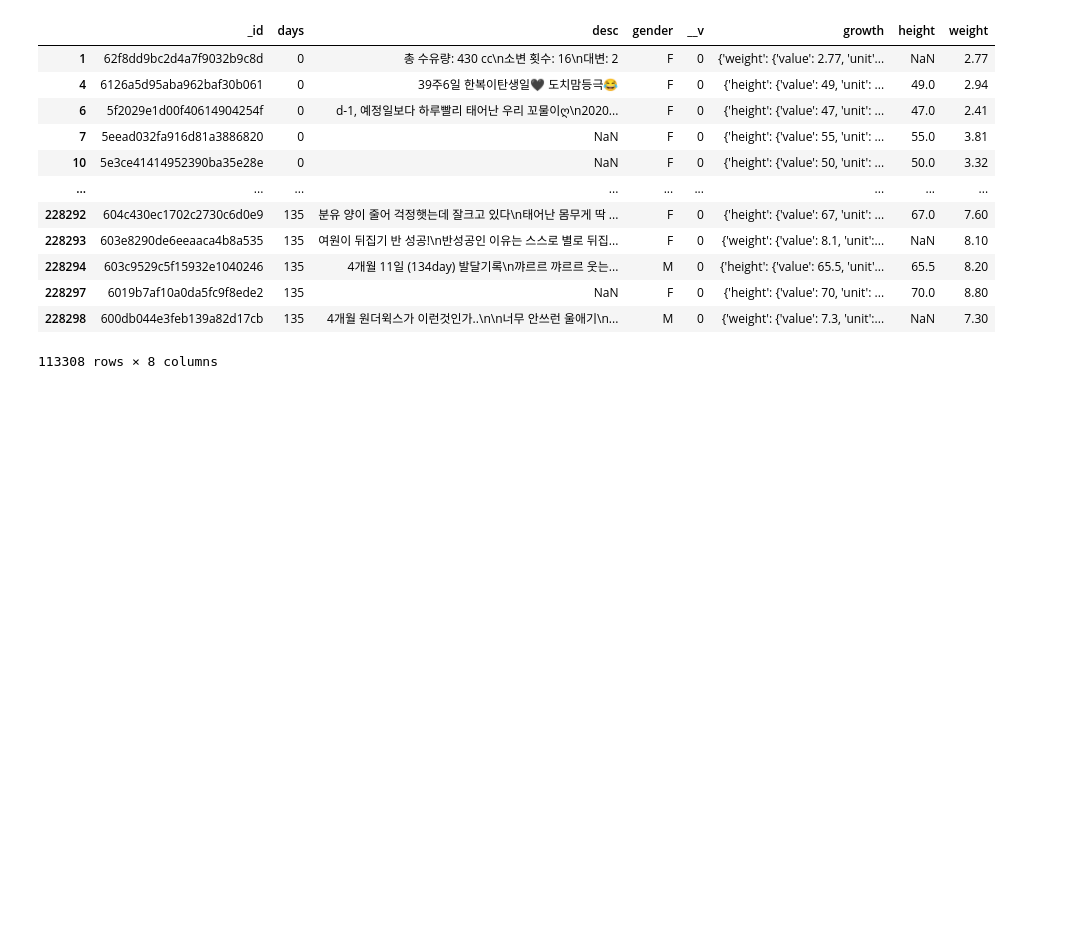
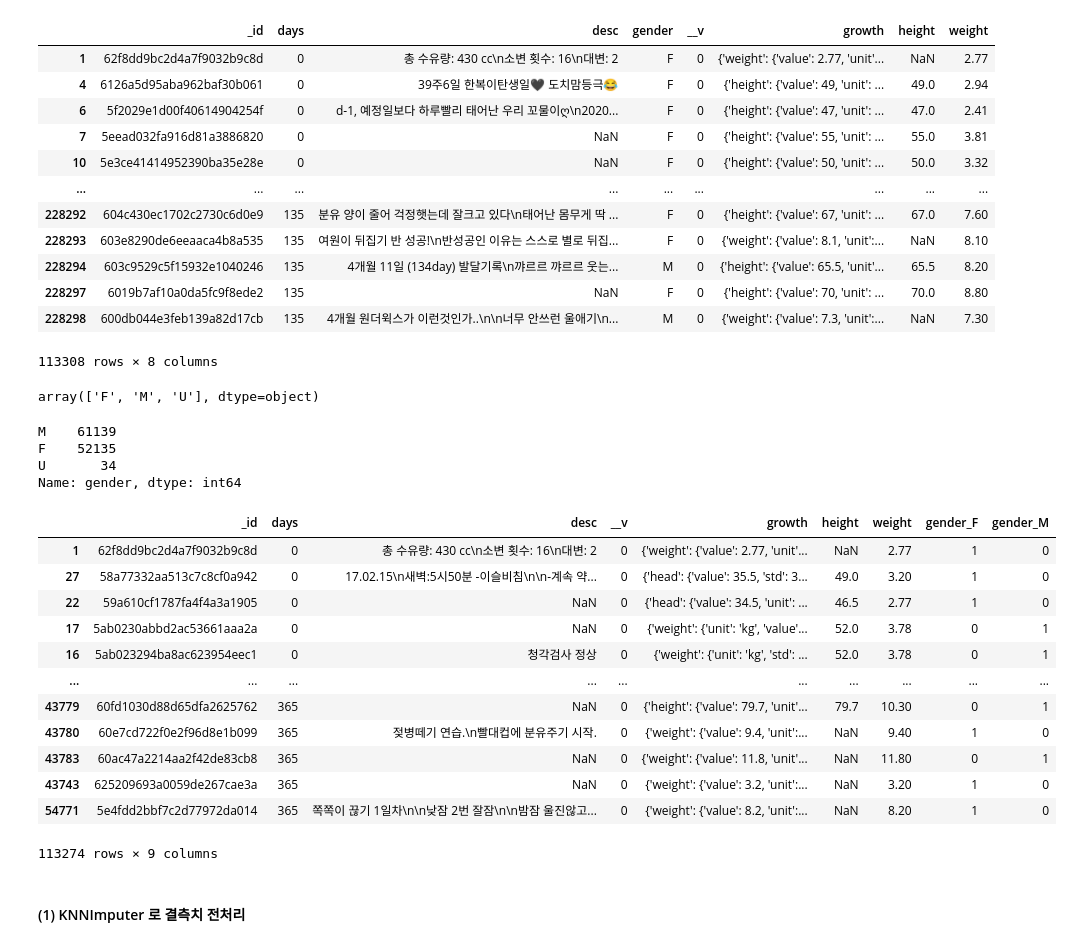
Before and after one commit to ChoKwonHwi/Capston_Project, a Jupyter notebook: babyinfo.ipynb, the cells around one changed output. Saved outputs shown, nothing was run; the diff lists cells and outputs as text; code cells hidden in the pictures; blank space fills up the shorter version.

Commit message:
Treatment of NaN for height and weight and elimination of outliers according to the days

```diff
--- a/babyinfo.ipynb
+++ b/babyinfo.ipynb
@@ -45,7 +47,7 @@ __v            0
 growth    114776
 dtype: int64
 # %%
-baby_growth_df = baby_df.dropna(subset=['growth'])
+baby_growth_df = baby_df.dropna(subset=['growth','gender']) # growth, gender 결측치 제거
 baby_growth_df
 # %% [output]
 |  | _id | days | desc | gender | __v | growth |
@@ -183,3 +169,48 @@ baby_growth_df
 | 228297 | 6019b7af10a0da5fc9f8ede2 | 135 | NaN | F | 0 | {'height': {'value': 70, 'unit': ... | 70.0 | 8.80 |
 | 228298 | 600db044e3feb139a82d17cb | 135 | 4개월 원더윅스가 이런것인가..\n\n너무 안쓰런 울애기\n... | M | 0 | {'weight': {'value': 7.3, 'unit':... | NaN | 7.30 |
 113308 rows × 8 columns
+# %%
+baby_growth_df['gender'].unique()
+# %% [output]
+array(['F', 'M', 'U'], dtype=object)
+# %%
+baby_growth_df['gender'].value_counts()
+# %% [output]
+M    61139
+F    52135
+U       34
+Name: gender, dtype: int64
+# %%
+baby_growth_df = baby_growth_df[baby_growth_df['gender'] != 'U'] # 성별이 Unknown인 행 삭제
+# %%
+# 'gender' column 추출
+gender = baby_growth_df['gender']
+
+# 'gender' column을 one-hot 인코딩하여 새로운 데이터프레임 생성
+gender_onehot = pd.get_dummies(gender, prefix='gender')
+
+# 원래 데이터프레임과 합치기
+baby_growth_df = pd.concat([baby_growth_df, gender_onehot], axis=1)
+
+# 'gender' column 삭제
+baby_growth_df = baby_growth_df.drop('gender', axis=1)
+# %%
+baby_growth_df.sort_values(by='days', inplace=True) # 생후 개월 수로 오름차순 정렬
+# %%
+baby_growth_df
+# %% [output]
+|  | _id | days | desc | __v | growth | height | weight | gender_F | gender_M |
+| 1 | 62f8dd9bc2d4a7f9032b9c8d | 0 | 총 수유량: 430 cc\n소변 횟수: 16\n대변: 2 | 0 | {'weight': {'value': 2.77, 'unit'... | NaN | 2.77 | 1 | 0 |
+| 27 | 58a77332aa513c7c8cf0a942 | 0 | 17.02.15\n새벽:5시50분 -이슬비침\n\n-계속 약... | 0 | {'head': {'value': 35.5, 'std': 3... | 49.0 | 3.20 | 1 | 0 |
+| 22 | 59a610cf1787fa4f4a3a1905 | 0 | NaN | 0 | {'head': {'value': 34.5, 'unit': ... | 46.5 | 2.77 | 1 | 0 |
+| 17 | 5ab0230abbd2ac53661aaa2a | 0 | NaN | 0 | {'weight': {'unit': 'kg', 'value'... | 52.0 | 3.78 | 0 | 1 |
+| 16 | 5ab023294ba8ac623954eec1 | 0 | 청각검사 정상 | 0 | {'weight': {'unit': 'kg', 'std': ... | 52.0 | 3.78 | 0 | 1 |
+| ... | ... | ... | ... | ... | ... | ... | ... | ... | ... |
+| 43779 | 60fd1030d88d65dfa2625762 | 365 | NaN | 0 | {'height': {'value': 79.7, 'unit'... | 79.7 | 10.30 | 0 | 1 |
+| 43780 | 60e7cd722f0e2f96d8e1b099 | 365 | 젖병떼기 연습.\n빨대컵에 분유주기 시작. | 0 | {'weight': {'value': 9.4, 'unit':... | NaN | 9.40 | 1 | 0 |
+| 43783 | 60ac47a2214aa2f42de83cb8 | 365 | NaN | 0 | {'weight': {'value': 11.8, 'unit'... | NaN | 11.80 | 0 | 1 |
+| 43743 | 625209693a0059de267cae3a | 365 | NaN | 0 | {'weight': {'value': 3.2, 'unit':... | NaN | 3.20 | 1 | 0 |
+| 54771 | 5e4fdd2bbf7c2d77972da014 | 365 | 쪽쪽이 끊기 1일차\n\n낮잠 2번 잘잠\n\n밤잠 울진않고... | 0 | {'weight': {'value': 8.2, 'unit':... | NaN | 8.20 | 1 | 0 |
+113274 rows × 9 columns
+# %% [markdown]
+#### (1) KNNImputer 로 결측치 전처리
```
Also changed, not shown: parts of 24 cells of this notebook.
